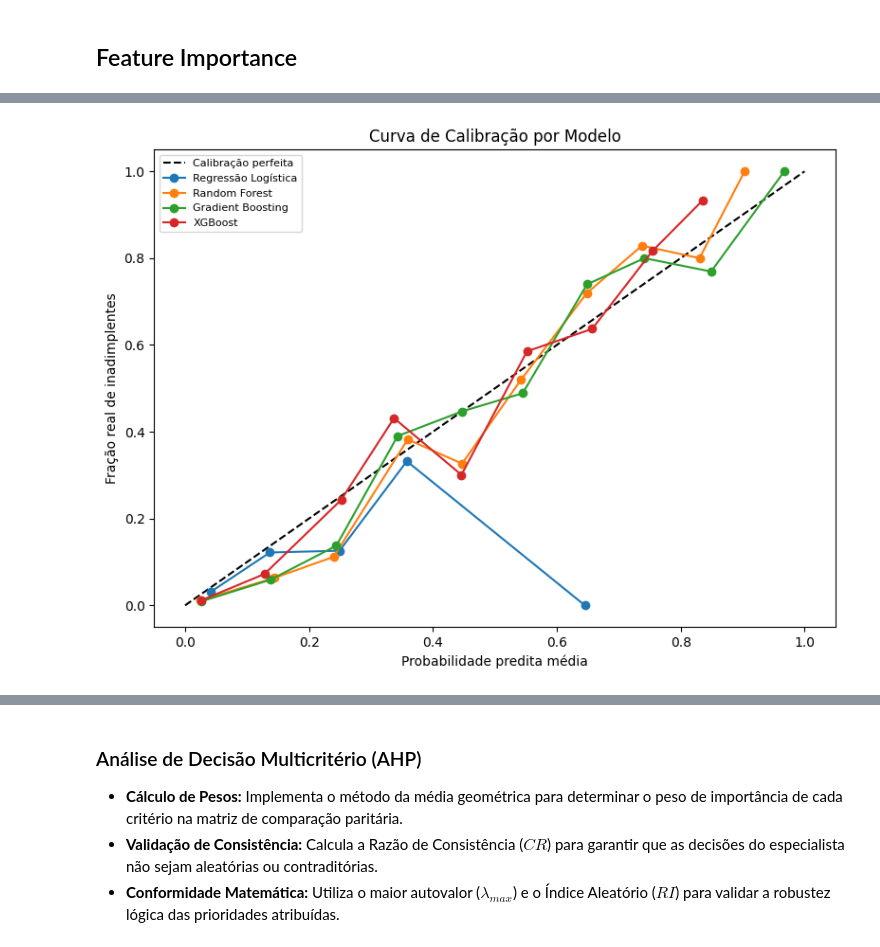
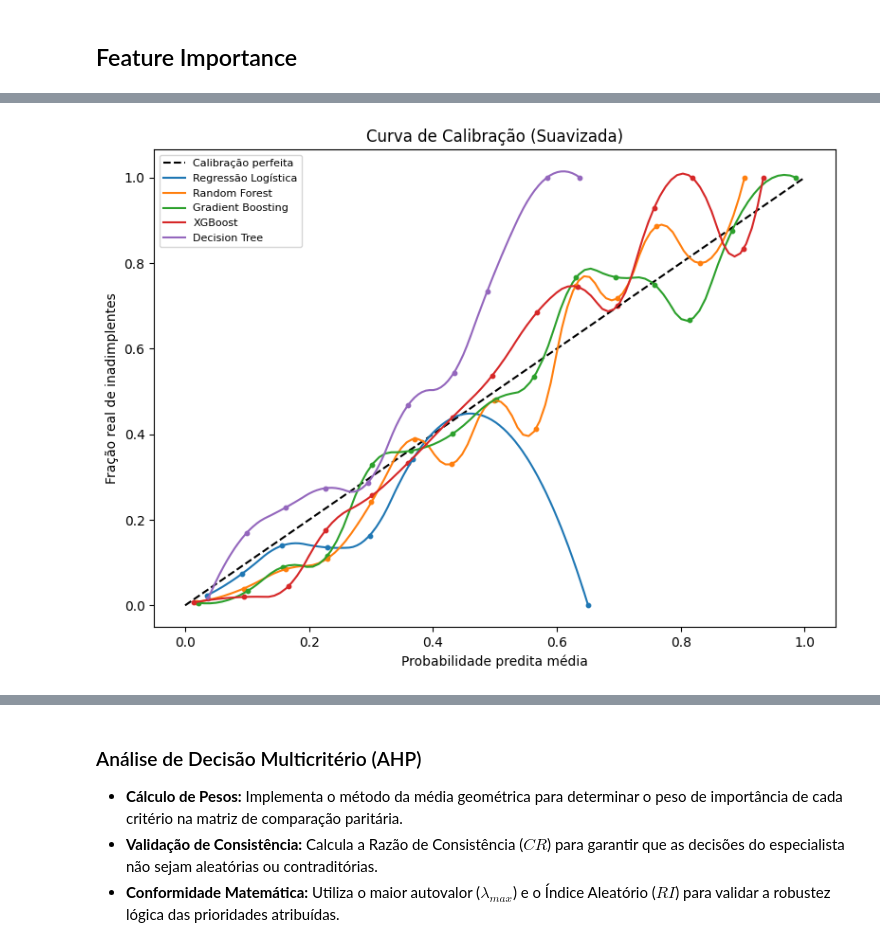
Before and after one commit to Cleyton-Nobre/datarisk-case-ds-junior, a Jupyter notebook: solution.ipynb, the cells around one changed output, grey strips where cells are left out. Drawn from its saved outputs; the diff is of its cells as text; code cells hidden in the pictures.

```diff
--- a/solution.ipynb
+++ b/solution.ipynb
@@ -171,7 +178,6 @@ safras_train = safras_ordenadas[:-n_test_safras]
 safras_test  = safras_ordenadas[-n_test_safras:]
 
 train = base_model[base_model["SAFRA_REF"].isin(safras_train)]
-train= train.drop(columns=["DATA_PAGAMENTO"])
 test  = base_model[base_model["SAFRA_REF"].isin(safras_test)]
 
 print(f"Safras treino: {safras_train[0]} -> {safras_train[-1]}")
@@ -553,10 +600,11 @@ pipeline = Pipeline(steps=[
 
     ("SplitSafra", SplitSafraTransformer(col="SAFRA_REF")),
     ("OrdinalSafra", OrdinalCategoricalWithInitTransformer(col="SAFRA_REF")),
-    ("MediaHistoricaInadimplencia", MediaHistoricaInadimplencia(id_col="ID_CLIENTE", target_col="INADIMPLENTE", date_col="SAFRA_REF")),
+    ("MediaHistoricaInadimplencia_lag1", MediaHistoricaInadimplencia(id_col="ID_CLIENTE", target_col="INADIMPLENTE", date_col="SAFRA_REF")),
 
     ("drop_datas", DropCols(cols=["DATA_CADASTRO", "DATA_EMISSAO_DOCUMENTO", "DATA_VENCIMENTO", "DATA_PAGAMENTO", "SAFRA_REF_year"])),
     ("SetIndex", TransformarIndex(colunas_index=["SAFRA_REF", "ID_CLIENTE"])),
+
 ])
 
 # Fit só no treino
@@ -939,10 +1032,11 @@ y_test_final = test_[target]
 scale = (y_train_final == 0).sum() / (y_train_final == 1).sum()
 
 modelos = {
-    "Regressão Logística": LogisticRegression(class_weight="balanced", max_iter=300, random_state=42),
+    "Regressão Logística": LogisticRegression(class_weight="balanced", max_iter=400, random_state=42, tol=0.02),
     "Random Forest":       RandomForestClassifier(class_weight="balanced", n_estimators=222, max_depth=12,min_samples_split=2, min_samples_leaf=7,max_features="log2", n_jobs=-1, random_state=42),
     "Gradient Boosting":   GradientBoostingClassifier(n_estimators=293, random_state=42, learning_rate= 0.042, max_depth=8, min_samples_split=6, min_samples_leaf=5, subsample=0.67, max_features="log2"),
-    "XGBoost":             XGBClassifier(n_estimators=294, learning_rate=0.011, max_depth=8, scale_pos_weight=scale, random_state=42, tree_method="hist", weight=9, subsample=0.922, colsample_bytree= 1, min_child_reg_alpha= 0.0037, reg_lambda= 0.173),
+    "XGBoost":             XGBClassifier(n_estimators=294, learning_rate=0.021, max_depth=8, scale_pos_weight=scale, random_state=42, tree_method="hist", subsample=0.922, reg_lambda= 0.173),
+    "Decision Tree": DecisionTreeClassifier(random_state=42, class_weight="balanced", max_depth=10),
 }
 
 def comparar_modelos(X_train, y_train, X_test, y_test, threshold=0.5):
@@ -958,11 +1052,9 @@ def comparar_modelos(X_train, y_train, X_test, y_test, threshold=0.5):
 
     skf = StratifiedKFold(n_splits=5, shuffle=True, random_state=42)
 
-    # Criamos um scorer para o Brier (quanto menor, melhor, por isso o sign)
     brier_scorer = make_scorer(brier_score_loss, response_method='predict_proba', greater_is_better=False)
 
     for nome, model in modelos.items():
-        # Calibração Isotônica é excelente para converter scores em probabilidades reais
         print(f"Treinando modelo {nome}")
         calibrated_model = CalibratedClassifierCV(estimator=model, method="isotonic", cv=5)
 
@@ -1008,13 +1100,11 @@ def comparar_modelos(X_train, y_train, X_test, y_test, threshold=0.5):
     df_resultados = (
         pd.DataFrame(lista_resultados)
         .set_index("Modelo")
-        .sort_values(by="Teste AUC", ascending=False)
-    )
+        .sort_values(by="Teste AUC", ascending=False))
+
     return df_resultados, probabilidades, predictions, modelos_treinados
 
-
-resultados_modelos, probabilidades_modelos, predictions_modelos, modelos_treinados = \
-    comparar_modelos(X_train_final, y_train_final, X_test_final, y_test_final, threshold=0.30)
+resultados_modelos, probabilidades_modelos, predictions_modelos, modelos_treinados = comparar_modelos(X_train_final, y_train_final, X_test_final, y_test_final, threshold=0.30)
 
 display(resultados_modelos)
 # %% [output]
@@ -1048,19 +1128,34 @@ Parameters: { "min_child_reg_alpha", "weight" } are not used.
 # %%
+from sklearn.calibration import calibration_curve
+
+from scipy.interpolate import make_interp_spline
+
 def plot_calibracao(y_test, probabilidades):
     _, ax = plt.subplots(figsize=(8, 6))
     ax.plot([0, 1], [0, 1], "k--", label="Calibração perfeita")
 
     for nome, y_proba in probabilidades.items():
-        frac_pos, mean_pred = calibration_curve(y_test, y_proba, n_bins=10)
-        ax.plot(mean_pred, frac_pos, marker="o", label=nome)
+        frac_pos, mean_pred = calibration_curve(y_test, y_proba, n_bins=15)
+
+        order = np.argsort(mean_pred)
+        mean_pred_sorted = mean_pred[order]
+        frac_pos_sorted = frac_pos[order]
+
+        x_new = np.linspace(mean_pred_sorted.min(), mean_pred_sorted.max(), 100)
+
+        spline = make_interp_spline(mean_pred_sorted, frac_pos_sorted, k=2)
+        y_smooth = spline(x_new)
+
+        ax.plot(x_new, y_smooth, label=nome)
+        ax.scatter(mean_pred, frac_pos, s=10)
 
     ax.set_xlabel("Probabilidade predita média")
     ax.set_ylabel("Fração real de inadimplentes")
-    ax.set_title("Curva de Calibração por Modelo")
+    ax.set_title("Curva de Calibração (Suavizada)")
     ax.legend(loc="upper left", fontsize=8)
     plt.tight_layout()
     plt.show()
 
 plot_calibracao(y_test_final, probabilidades_modelos)
 # %% [output]
-[figure, old version]
+[figure, new version]
```
Also changed, not shown: parts of 66 cells of this notebook, 1 other file.
